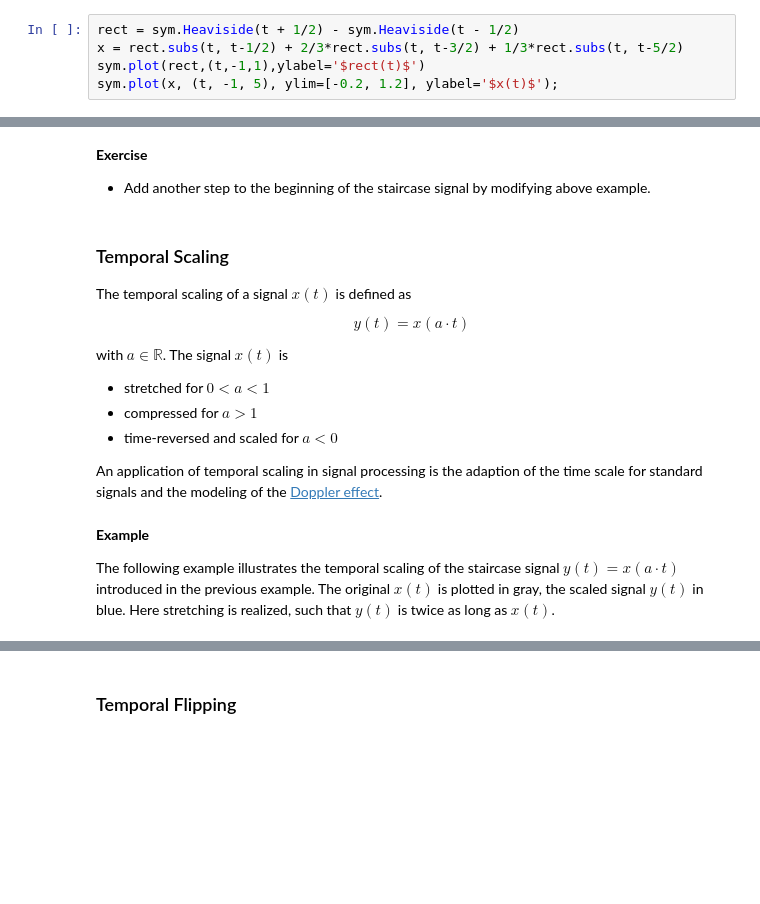
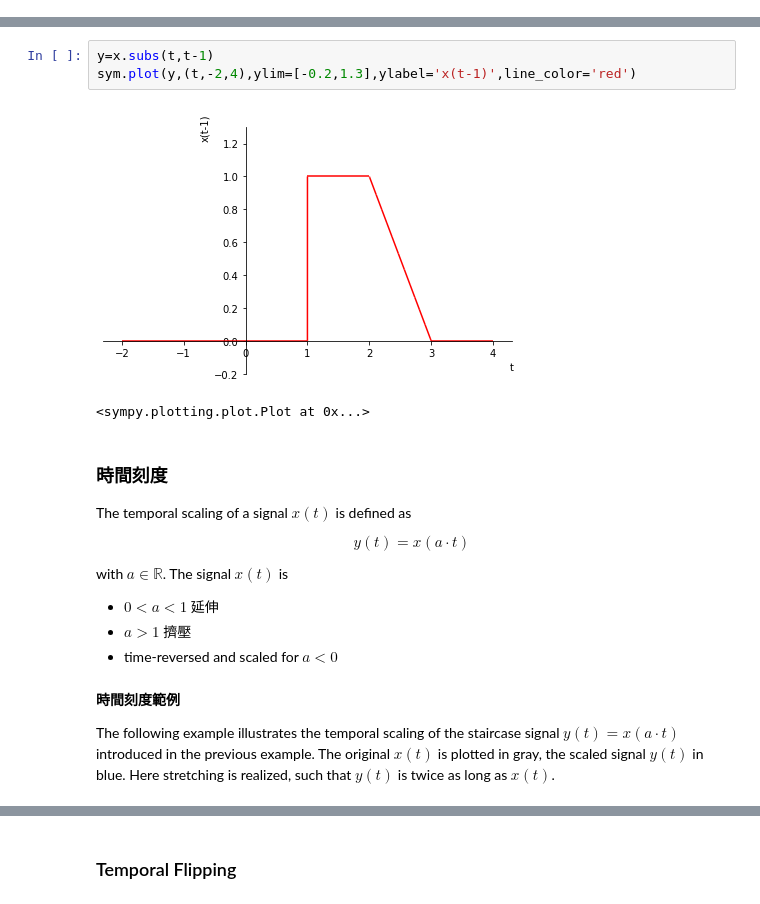
Before and after one commit to luckguy/SS2022, a Jupyter notebook: SS01.ipynb, the cells around one changed output, grey strips where cells are left out. Saved outputs shown, nothing was run; the diff lists cells and outputs as text; blank space fills up the shorter version.

```diff
--- a/SS01.ipynb
+++ b/SS01.ipynb
@@ -66,8 +40,3 @@ In order to illustrate the temporal shifting of signals, the construction of a s
 \begin{equation}
 x(t) = \text{rect}\left(t - \frac{1}{2} \right) + \frac{2}{3} \cdot \text{rect}\left(t-\frac{3}{2} \right) + \frac{1}{3} \cdot \text{rect} \left(t-\frac{5}{2} \right)
 \end{equation}
-# %%
-rect = sym.Heaviside(t + 1/2) - sym.Heaviside(t - 1/2)
-x = rect.subs(t, t-1/2) + 2/3*rect.subs(t, t-3/2) + 1/3*rect.subs(t, t-5/2)
-sym.plot(rect,(t,-1,1),ylabel='$rect(t)$')
-sym.plot(x, (t, -1, 5), ylim=[-0.2, 1.2], ylabel='$x(t)$');
@@ -77,9 +43,11 @@ sym.plot(x, (t, -1, 5), ylim=[-0.2, 1.2], ylabel='$x(t)$');
-# %% [markdown]
-**Exercise**
-
-* Add another step to the beginning of the staircase signal by modifying above example.
+# %%
+y=x.subs(t,t-1)
+sym.plot(y,(t,-2,4),ylim=[-0.2,1.3],ylabel='x(t-1)',line_color='red')
+# %% [output]
+[figure, added]
+<sympy.plotting.plot.Plot at 0x...>
 # %% [markdown]
-### Temporal Scaling
+### 時間刻度
 
 The temporal scaling of a signal $x(t)$ is defined as
 
@@ -89,13 +57,11 @@ y(t) = x(a \cdot t)
 
 with $a \in \mathbb{R}$. The signal $x(t)$ is
 
-* stretched for $0 < a < 1$
-* compressed for $a > 1$
+* $0 < a < 1$ 延伸
+* $a > 1$ 擠壓
 * time-reversed and scaled for $a < 0$
-
-An application of temporal scaling in signal processing is the adaption of the time scale for standard signals and the modeling of the [Doppler effect](https://en.wikipedia.org/wiki/Doppler_effect).
 # %% [markdown]
-**Example**
+**時間刻度範例**
 
 The following example illustrates the temporal scaling of the staircase signal $y(t) = x(a \cdot t)$ introduced in the previous example. The original $x(t)$ is plotted in gray, the scaled signal $y(t)$ in blue. Here stretching is realized, such that $y(t)$ is twice as long as $x(t)$.
 # %%
```
Also changed, not shown: parts of 15 cells of this notebook.
